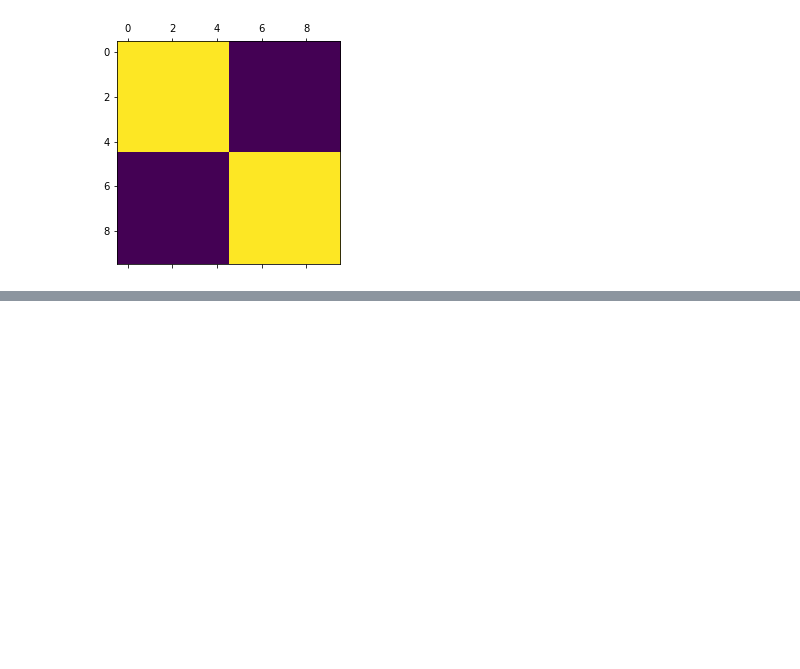
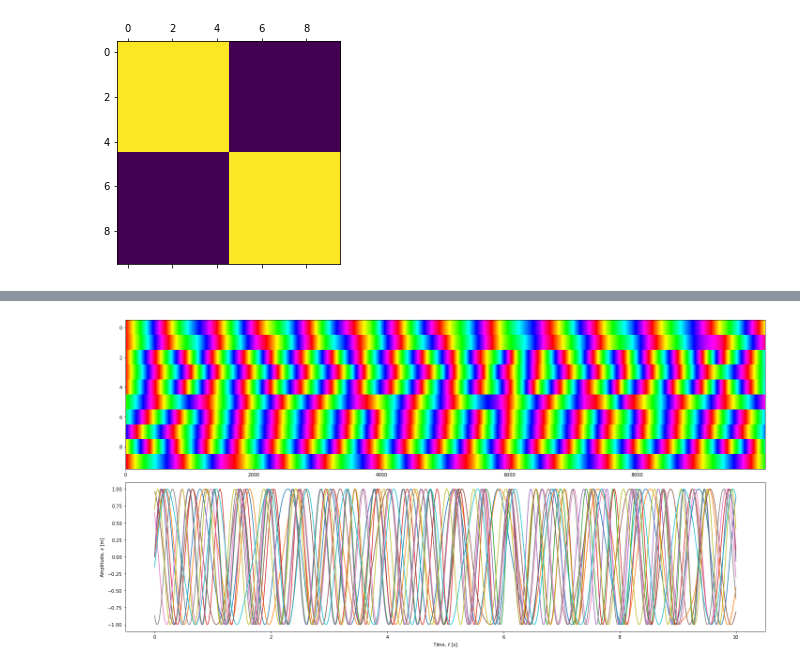
Before and after one commit to ppsp-team/BIV.jl, a Jupyter notebook: Kuramoto/Python.ipynb, the cells around one changed output, grey strips where cells are left out. Cells and saved outputs as stored; diff of their text form; code cells hidden in the pictures; blank space fills up the shorter version.

Commit message:
Update Python solver + Add simple Kuramoto in Julia

```diff
--- a/Kuramoto/Python.ipynb
+++ b/Kuramoto/Python.ipynb
@@ -157,0 +187,24 @@ plt.show()
+# %%
+from scipy.integrate import solve_ivp
+
+def fp(t, p):
+    p = np.atleast_2d(p)
+    coupling = np.squeeze((np.sin(p) * np.matmul(W, np.cos(p).T).T) - (np.cos(p) * np.matmul(W, np.sin(p).T).T))
+    dotp = omega - coupling + noise_phase_level * np.random.randn(N_osc)
+    return dotp
+# %%
+%%time
+ans = solve_ivp(fun=fp, t_span=(tv[0], tv[-1]), y0=p0, t_eval=tv)
+
+Phi = ans['y'].T  % (2*np.pi)
+plt.figure(figsize=(20, 10))
+plt.subplot(2,1,1)
+plt.imshow(Phi.T,interpolation='none', cmap='hsv', aspect='auto')
+plt.subplot(2,1,2)
+plt.plot(tv, np.sin(Phi), "-")
+plt.xlabel("Time, $t$ [s]")
+plt.ylabel("Amplitude, $x$ [m]")
+plt.tight_layout()
+plt.show()
+# %% [output]
+[figure, added]
```
Also changed, not shown: parts of 13 cells of this notebook, 1 other file.
